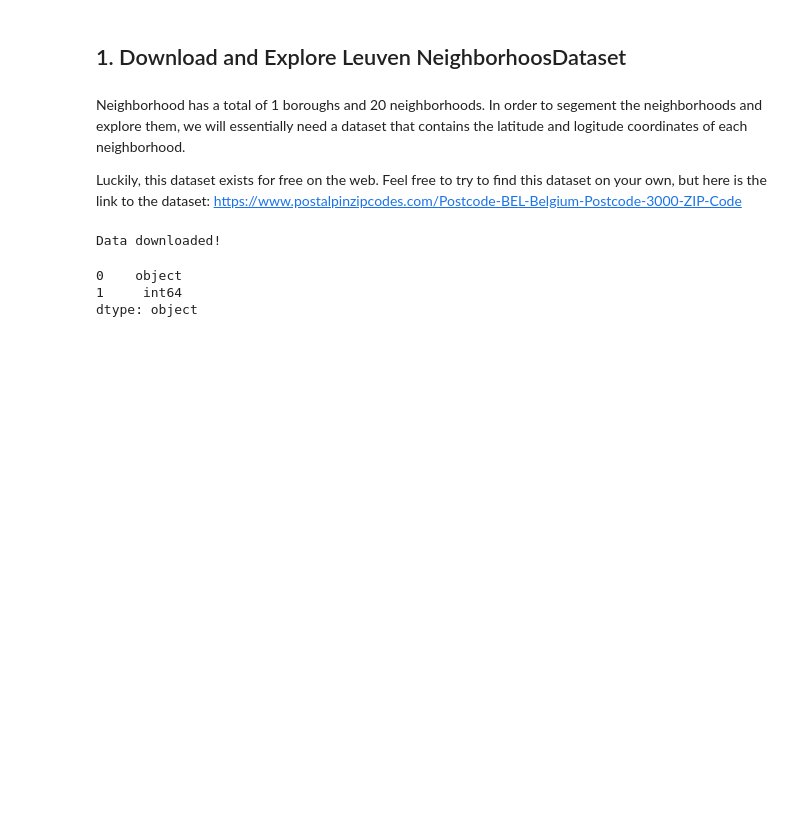
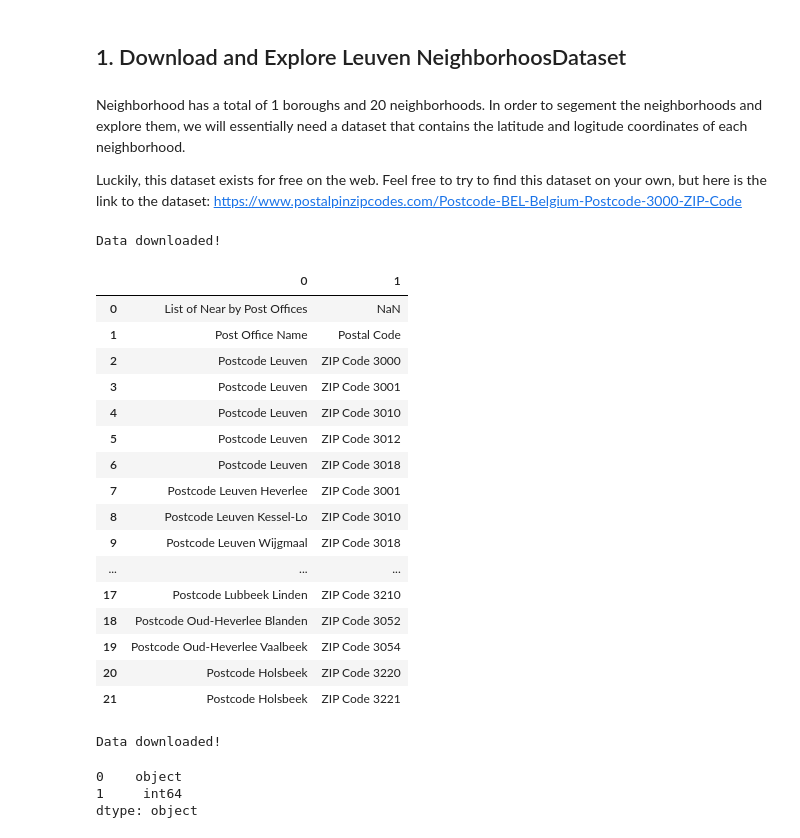
Before and after one commit to dgs0225/Toronto01, a Jupyter notebook: LeuvenProject.ipynb, the cells around one changed output. Saved outputs shown, nothing was run; the diff lists cells and outputs as text; code cells hidden in the pictures; blank space fills up the shorter version.

```diff
--- a/LeuvenProject.ipynb
+++ b/LeuvenProject.ipynb
@@ -39,6 +48,29 @@ Libraries imported.
 Neighborhood has a total of 1 boroughs and 20 neighborhoods. In order to segement the neighborhoods and explore them, we will essentially need a dataset that contains the latitude and logitude coordinates of each neighborhood.
 
 Luckily, this dataset exists for free on the web. Feel free to try to find this dataset on your own, but here is the link to the dataset: https://www.postalpinzipcodes.com/Postcode-BEL-Belgium-Postcode-3000-ZIP-Code
+# %%
+df1 = pd.read_html('https://www.postalpinzipcodes.com/Postcode-BEL-Belgium-Postcode-3000-ZIP-Code')[1]
+print('Data downloaded!')
+df1
+# %% [output]
+Data downloaded!
+|  | 0 | 1 |
+| 0 | List of Near by Post Offices | NaN |
+| 1 | Post Office Name | Postal Code |
+| 2 | Postcode Leuven | ZIP Code 3000 |
+| 3 | Postcode Leuven | ZIP Code 3001 |
+| 4 | Postcode Leuven | ZIP Code 3010 |
+| 5 | Postcode Leuven | ZIP Code 3012 |
+| 6 | Postcode Leuven | ZIP Code 3018 |
+| 7 | Postcode Leuven Heverlee | ZIP Code 3001 |
+| 8 | Postcode Leuven Kessel-Lo | ZIP Code 3010 |
+| 9 | Postcode Leuven Wijgmaal | ZIP Code 3018 |
+| ... | ... | ... |
+| 17 | Postcode Lubbeek Linden | ZIP Code 3210 |
+| 18 | Postcode Oud-Heverlee Blanden | ZIP Code 3052 |
+| 19 | Postcode Oud-Heverlee Vaalbeek | ZIP Code 3054 |
+| 20 | Postcode Holsbeek | ZIP Code 3220 |
+| 21 | Postcode Holsbeek | ZIP Code 3221 |
 # %%
 df1 = pd.read_html('https://www.postalpinzipcodes.com/Postcode-BEL-Belgium-Postcode-3000-ZIP-Code')[1]
 print('Data downloaded!')
```
Also changed, not shown: parts of 3 cells of this notebook.
